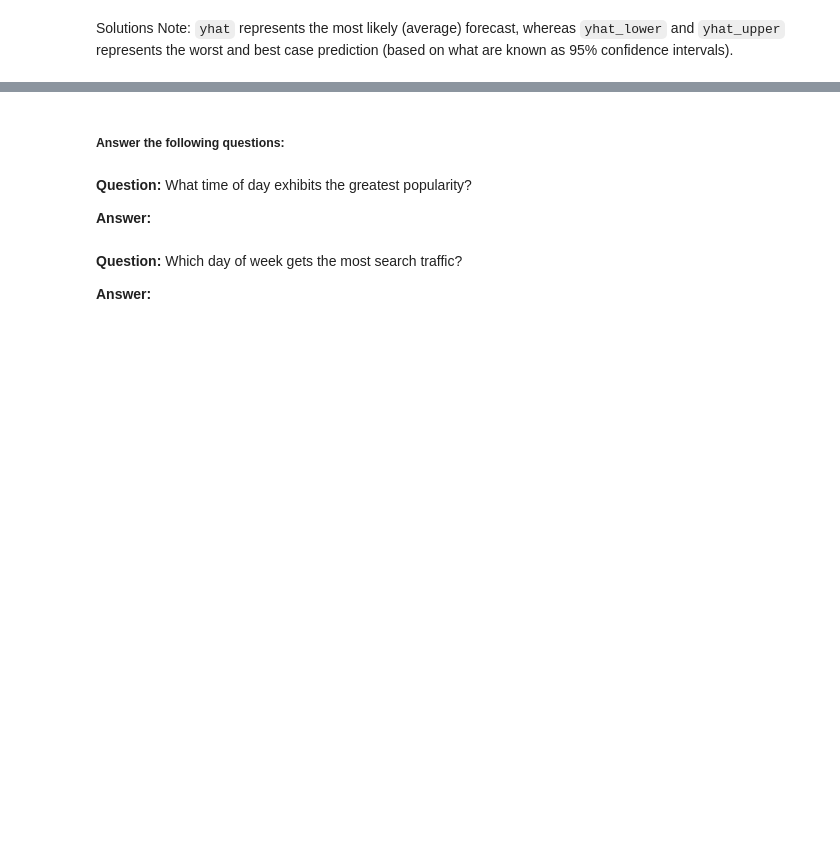
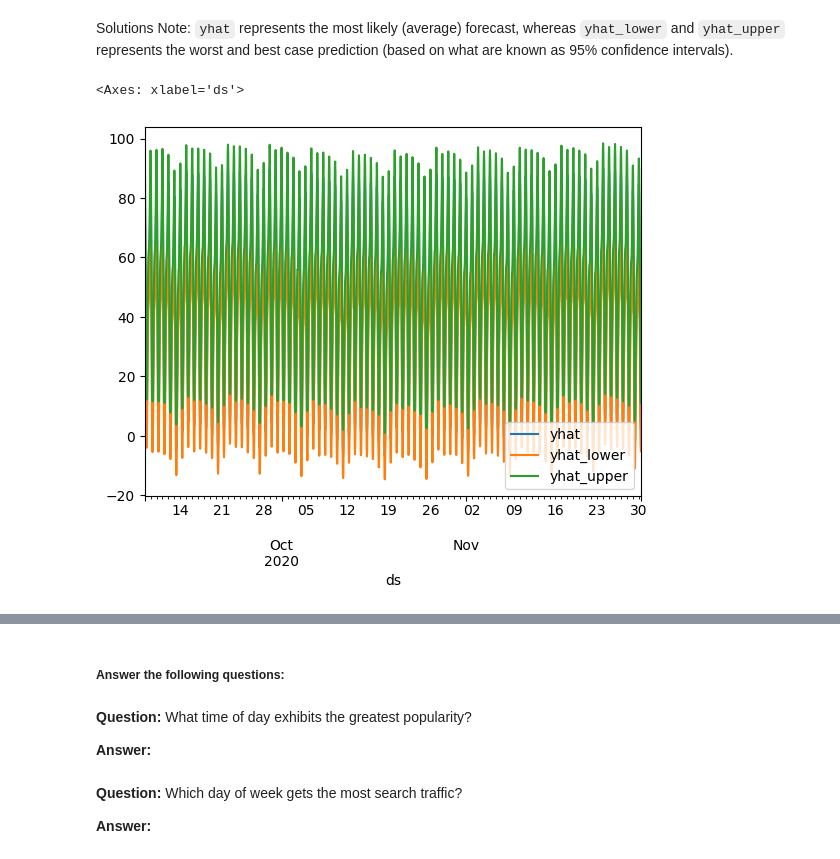
Before and after one commit to ncmoliver/Command_Line_Testing, a Jupyter notebook: forecasting_net_prophet.ipynb, the cells around one changed output, grey strips where cells are left out. Saved outputs shown, nothing was run; the diff lists cells and outputs as text; code cells hidden in the pictures; blank space fills up the shorter version.

```diff
--- a/forecasting_net_prophet.ipynb
+++ b/forecasting_net_prophet.ipynb
@@ -467,6 +489,7 @@ Now, you need to produce a time series model that analyzes and forecasts pattern
 * What's the lowest point for search traffic in the calendar year?
 # %%
 # Set the index in the forecast_mercado_trends DataFrame to the ds datetime column
-
+forecast_mercado_trends = forecast_mercado_trends.set_index("ds")
 
 # View the only the yhat,yhat_lower and yhat_upper columns from the DataFrame
+display(forecast_mercado_trends[["yhat", "yhat_lower", "yhat_upper"]])
@@ -475,5 +513,9 @@ Solutions Note: `yhat` represents the most likely (average) forecast, whereas `y
 # %%
 # From the forecast_mercado_trends DataFrame, plot the data to visualize
 #  the yhat, yhat_lower, and yhat_upper columns over the last 2000 hours
+forecast_mercado_trends[['yhat', 'yhat_lower', 'yhat_upper']].iloc[-2000:,:].plot()
+# %% [output]
+<Axes: xlabel='ds'>
+[figure, added]
 # %%
 # Reset the index in the forecast_mercado_trends DataFrame
```
Also changed, not shown: parts of 13 cells of this notebook.
